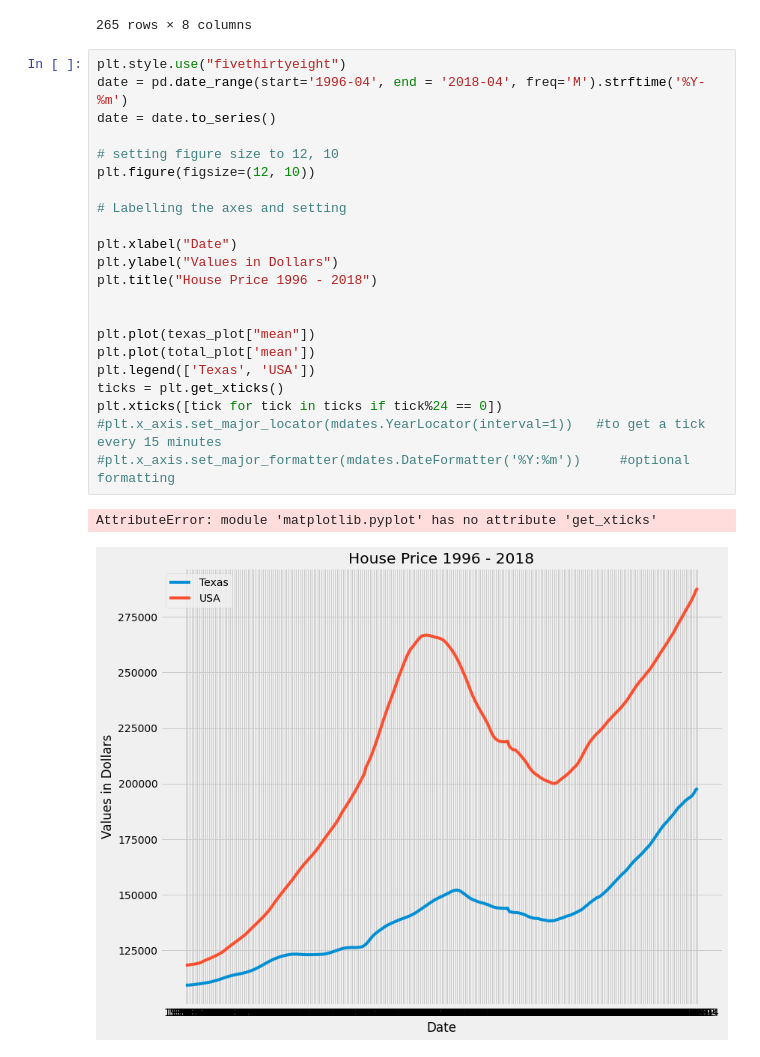
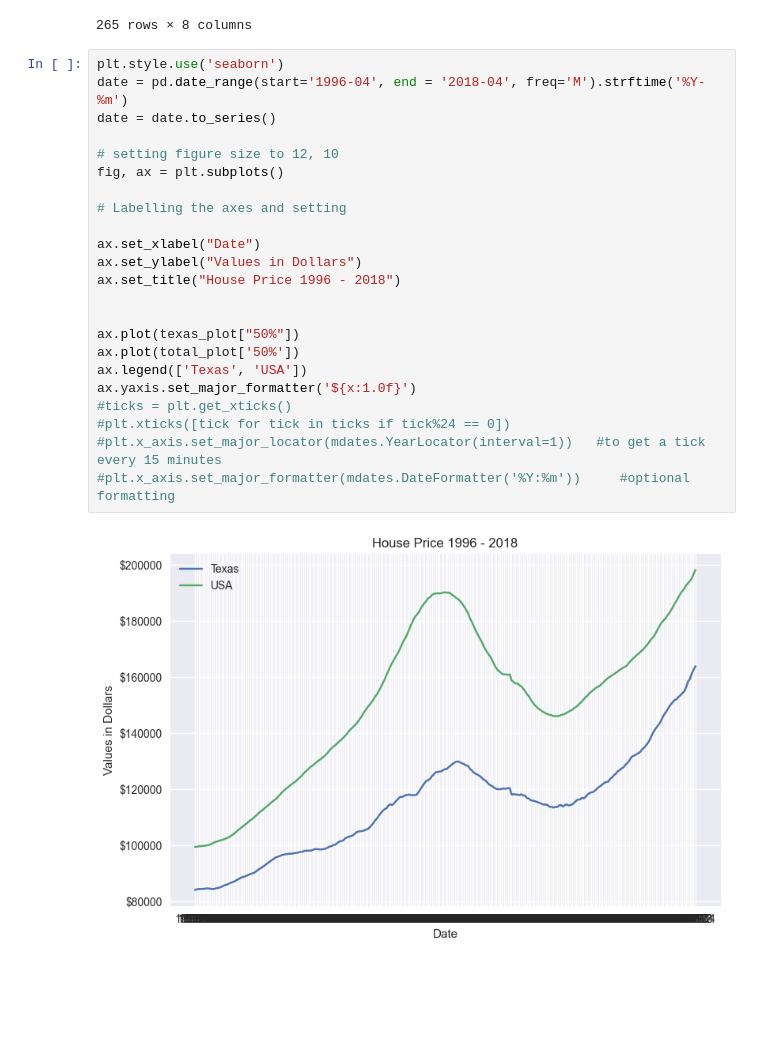
Before and after one commit to WoojinJun/zipcode_investment, a Jupyter notebook: scratch-notebook.ipynb, the cells around one changed output. Cells and saved outputs as stored; diff of their text form; blank space fills up the shorter version.

```diff
--- a/scratch-notebook.ipynb
+++ b/scratch-notebook.ipynb
@@ -73,27 +73,27 @@ total_plot
 | 2018-04 | 14723.0 | 288039.944305 | 372054.396908 | 13800.0 | 132400.0 | 198100.0 | 321100.0 | 17894900.0 |
 265 rows × 8 columns
 # %%
-plt.style.use("fivethirtyeight")
+plt.style.use('seaborn')
 date = pd.date_range(start='1996-04', end = '2018-04', freq='M').strftime('%Y-%m')
 date = date.to_series()
 
 # setting figure size to 12, 10
-plt.figure(figsize=(12, 10))
+fig, ax = plt.subplots()
 
 # Labelling the axes and setting
 
-plt.xlabel("Date")
-plt.ylabel("Values in Dollars")
-plt.title("House Price 1996 - 2018")
+ax.set_xlabel("Date")
+ax.set_ylabel("Values in Dollars")
+ax.set_title("House Price 1996 - 2018")
 
 
-plt.plot(texas_plot["mean"])
-plt.plot(total_plot['mean'])
-plt.legend(['Texas', 'USA'])
-ticks = plt.get_xticks()
-plt.xticks([tick for tick in ticks if tick%24 == 0])
+ax.plot(texas_plot["50%"])
+ax.plot(total_plot['50%'])
+ax.legend(['Texas', 'USA'])
+ax.yaxis.set_major_formatter('${x:1.0f}')
+#ticks = plt.get_xticks()
+#plt.xticks([tick for tick in ticks if tick%24 == 0])
 #plt.x_axis.set_major_locator(mdates.YearLocator(interval=1))   #to get a tick every 15 minutes
 #plt.x_axis.set_major_formatter(mdates.DateFormatter('%Y:%m'))     #optional formatting
 # %% [output]
-AttributeError: module 'matplotlib.pyplot' has no attribute 'get_xticks'
-[figure, old version]
+[figure, new version]
```
Also changed, not shown: parts of 8 cells of this notebook.
